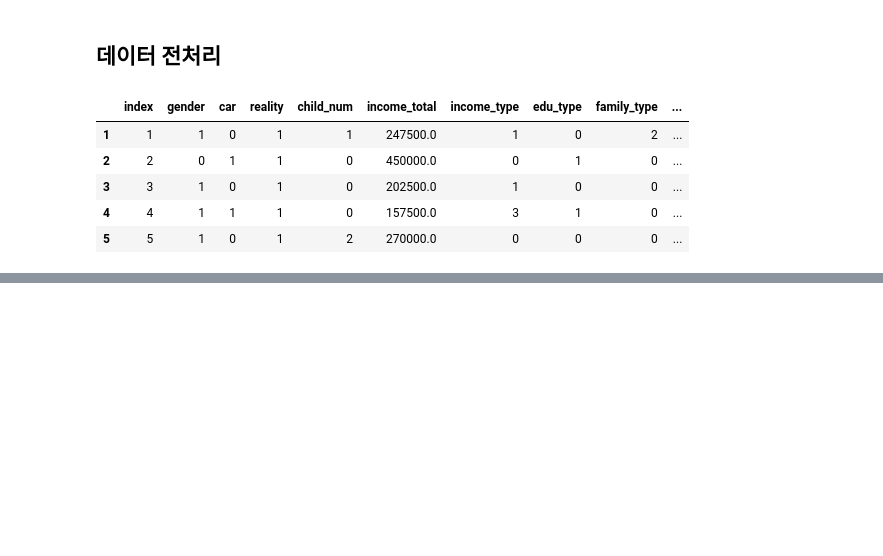
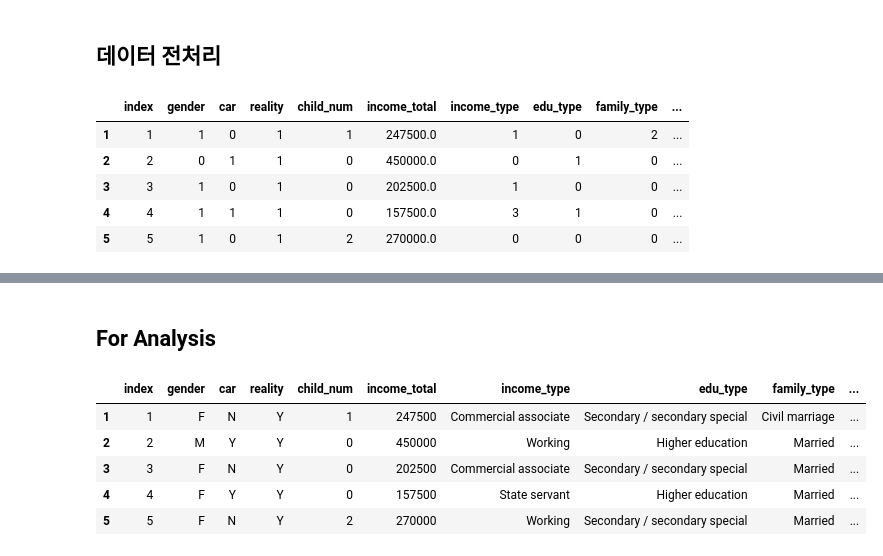
Before and after one commit to minyeamer/credit-now, a Jupyter notebook: data_preprocess.ipynb, the cells around one changed output, grey strips where cells are left out. Cells and saved outputs as stored; diff of their text form; code cells hidden in the pictures; blank space fills up the shorter version.

```diff
--- a/data_preprocess.ipynb
+++ b/data_preprocess.ipynb
@@ -162,0 +213,30 @@ print(train_data.shape, test_data.shape, train_label.shape, test_label.shape)
+# %% [markdown]
+## For Analysis
+# %%
+df = pd.read_csv('original_data/train.csv')
+
+data = df.drop(['FLAG_MOBIL'], axis=1).copy()
+data['income_total'] = data['income_total'].astype(int)
+data['credit'] = data['credit'].astype(int)
+
+data = data[data['occyp_type'].notnull() | (data['DAYS_EMPLOYED'] > 0)]
+data['occyp_type'] = data['occyp_type'].fillna('Unemployeed')
+
+data['child_num'] = data['child_num'].apply(lambda x: 4 if x > 4 else x)
+data['family_size'] = data['family_size'].apply(lambda x: 6 if x > 6 else x)
+data['family_size'] = data['family_size'].astype(int)
+
+data['DAYS_BIRTH'] = data['DAYS_BIRTH'].apply(lambda x: (x*-1)//365 if x < 0 else 0)
+data['DAYS_EMPLOYED'] = data['DAYS_EMPLOYED'].apply(lambda x: (x*-1)//365 if x < 0 else 0)
+data['begin_month'] = data['begin_month'].apply(lambda x: int(x*-1) if x < 0 else 0)
+
+data.rename(columns={'DAYS_BIRTH':'age','DAYS_EMPLOYED':'employed_year'}, inplace=True)
+
+data.head()
+# %% [output]
+|  | index | gender | car | reality | child_num | income_total | income_type | edu_type | family_type | ... |
+| 1 | 1 | F | N | Y | 1 | 247500 | Commercial associate | Secondary / secondary special | Civil marriage | ... |
+| 2 | 2 | M | Y | Y | 0 | 450000 | Working | Higher education | Married | ... |
+| 3 | 3 | F | N | Y | 0 | 202500 | Commercial associate | Secondary / secondary special | Married | ... |
+| 4 | 4 | F | Y | Y | 0 | 157500 | State servant | Higher education | Married | ... |
+| 5 | 5 | F | N | Y | 2 | 270000 | Working | Secondary / secondary special | Married | ... |
```
Also changed, not shown: parts of 20 cells of this notebook, 2 other files.
